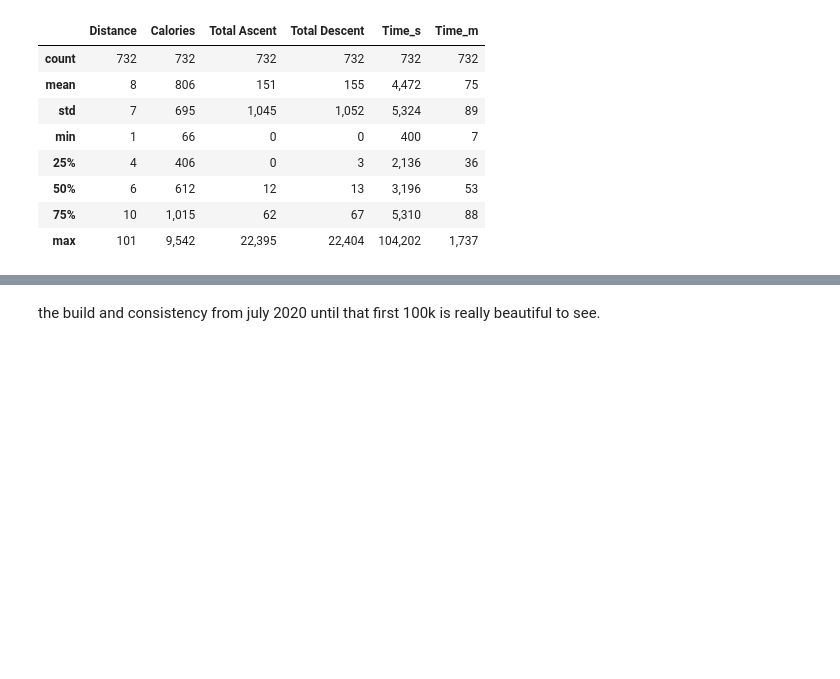
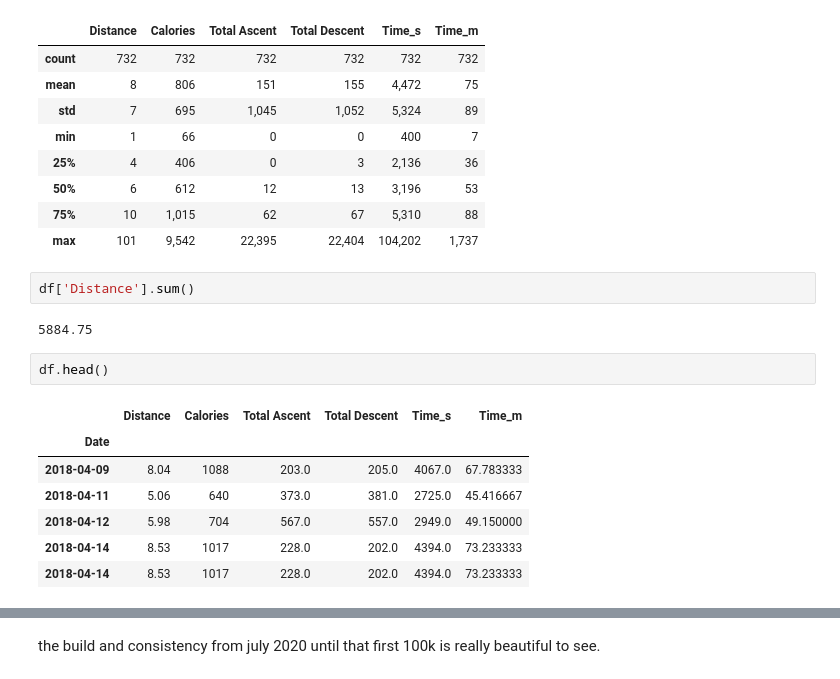
Before and after one commit to mikeygough/run100miles, a Jupyter notebook: 2-processing.ipynb, the cells around one changed output, grey strips where cells are left out. Saved outputs shown, nothing was run; the diff lists cells and outputs as text; blank space fills up the shorter version.

```diff
--- a/2-processing.ipynb
+++ b/2-processing.ipynb
@@ -80,3 +80,17 @@ df.describe().applymap('{:,.0f}'.format)
 | 50% | 6 | 612 | 12 | 13 | 3,196 | 53 |
 | 75% | 10 | 1,015 | 62 | 67 | 5,310 | 88 |
 | max | 101 | 9,542 | 22,395 | 22,404 | 104,202 | 1,737 |
+# %%
+df['Distance'].sum()
+# %% [output]
+5884.75
+# %%
+df.head()
+# %% [output]
+|  | Distance | Calories | Total Ascent | Total Descent | Time_s | Time_m |
+| Date |  |  |  |  |  |  |
+| 2018-04-09 | 8.04 | 1088 | 203.0 | 205.0 | 4067.0 | 67.783333 |
+| 2018-04-11 | 5.06 | 640 | 373.0 | 381.0 | 2725.0 | 45.416667 |
+| 2018-04-12 | 5.98 | 704 | 567.0 | 557.0 | 2949.0 | 49.150000 |
+| 2018-04-14 | 8.53 | 1017 | 228.0 | 202.0 | 4394.0 | 73.233333 |
+| 2018-04-14 | 8.53 | 1017 | 228.0 | 202.0 | 4394.0 | 73.233333 |
```
Also changed, not shown: parts of 3 cells of this notebook, 1 other file.
